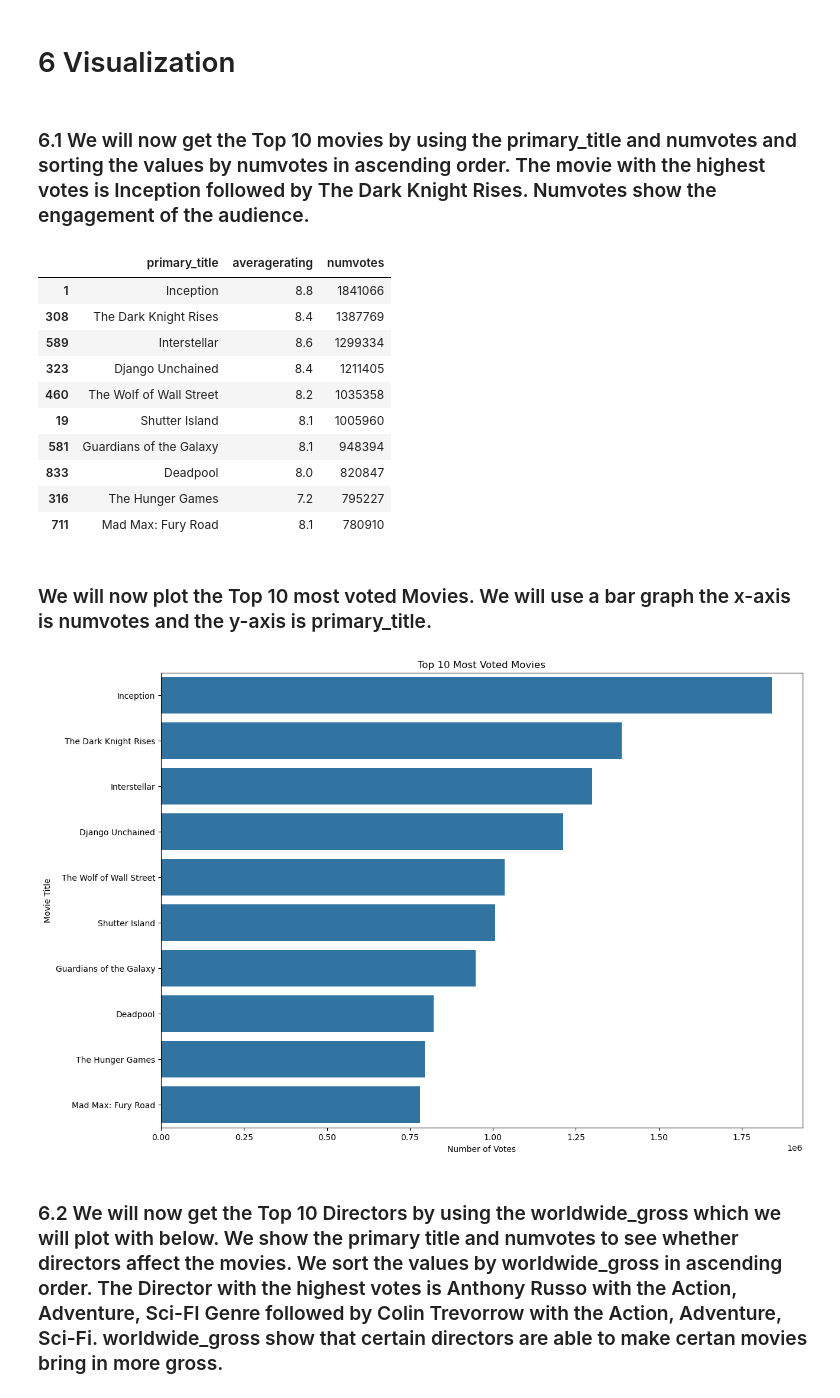
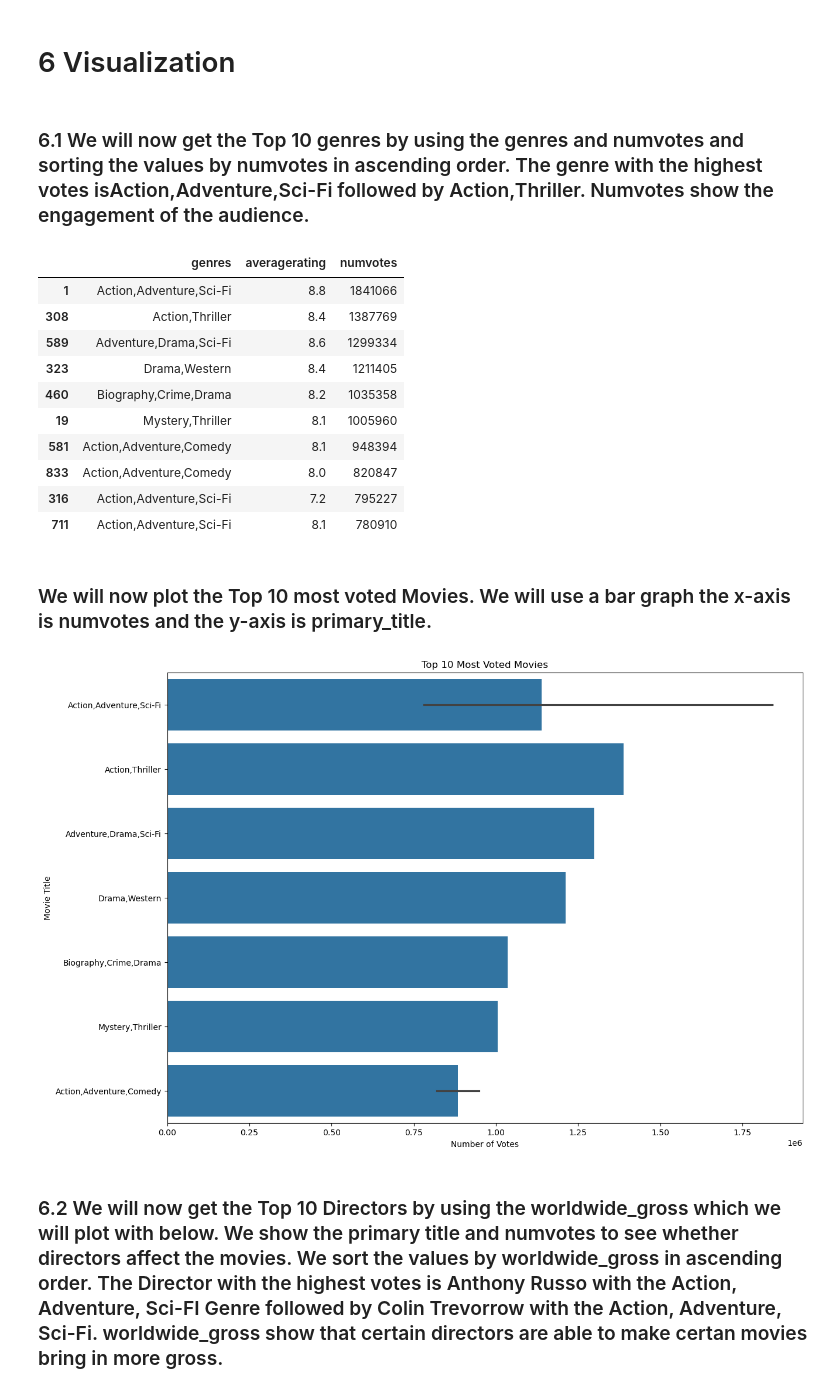
Before and after one commit to Luccy-svg/New_Movie_Studio_Project, a Jupyter notebook: student.ipynb, the cells around one changed output. Drawn from its saved outputs; the diff is of its cells as text; code cells hidden in the pictures.

```diff
--- a/student.ipynb
+++ b/student.ipynb
@@ -863,34 +863,34 @@ final=final.copy()
 # %% [markdown]
 # 6 Visualization
 # %% [markdown]
-### 6.1 We will now get the Top 10 movies by using the primary_title and numvotes and sorting the values by numvotes in ascending order. The movie with the highest votes is Inception followed by The Dark Knight Rises. Numvotes show the engagement of the audience.
+### 6.1 We will now get the Top 10 genres by using the genres and numvotes and sorting the values by numvotes in ascending order. The genre with the highest votes isAction,Adventure,Sci-Fi followed by Action,Thriller. Numvotes show the engagement of the audience.
 # %%
-Top_rated = final[['primary_title', 'averagerating','numvotes']].dropna().sort_values(by='numvotes', ascending=False)
+Top_rated = final[['genres', 'averagerating','numvotes']].dropna().sort_values(by='numvotes', ascending=False)
 Top_rated.head(10)
 # %% [output]
-|  | primary_title | averagerating | numvotes |
-| 1 | Inception | 8.8 | 1841066 |
-| 308 | The Dark Knight Rises | 8.4 | 1387769 |
-| 589 | Interstellar | 8.6 | 1299334 |
-| 323 | Django Unchained | 8.4 | 1211405 |
-| 460 | The Wolf of Wall Street | 8.2 | 1035358 |
-| 19 | Shutter Island | 8.1 | 1005960 |
-| 581 | Guardians of the Galaxy | 8.1 | 948394 |
-| 833 | Deadpool | 8.0 | 820847 |
-| 316 | The Hunger Games | 7.2 | 795227 |
-| 711 | Mad Max: Fury Road | 8.1 | 780910 |
+|  | genres | averagerating | numvotes |
+| 1 | Action,Adventure,Sci-Fi | 8.8 | 1841066 |
+| 308 | Action,Thriller | 8.4 | 1387769 |
+| 589 | Adventure,Drama,Sci-Fi | 8.6 | 1299334 |
+| 323 | Drama,Western | 8.4 | 1211405 |
+| 460 | Biography,Crime,Drama | 8.2 | 1035358 |
+| 19 | Mystery,Thriller | 8.1 | 1005960 |
+| 581 | Action,Adventure,Comedy | 8.1 | 948394 |
+| 833 | Action,Adventure,Comedy | 8.0 | 820847 |
+| 316 | Action,Adventure,Sci-Fi | 7.2 | 795227 |
+| 711 | Action,Adventure,Sci-Fi | 8.1 | 780910 |
 # %% [markdown]
 ### We will now plot the Top 10 most voted Movies. We will use a bar graph the x-axis is numvotes and the y-axis is primary_title.
 # %%
 plt.figure(figsize= (14,10))
 Top_10= Top_rated.sort_values(by='numvotes', ascending = False). head(10)
-sns.barplot (data =Top_10, x='numvotes', y= 'primary_title')
+sns.barplot (data =Top_10, x='numvotes', y= 'genres')
 plt.xlabel('Number of Votes')
 plt.ylabel('Movie Title')
 plt.title('Top 10 Most Voted Movies')
 plt.show()
 # %% [output]
-[figure, old version]
+[figure, new version]
 # %% [markdown]
 ### 6.2 We will now get the Top 10 Directors by using the worldwide_gross which we will plot with below. We show the primary title and numvotes to see whether directors affect the movies. We sort the values by worldwide_gross in ascending order. The Director with the highest votes is Anthony Russo with the Action, Adventure, Sci-FI Genre followed by Colin Trevorrow with the Action, Adventure, Sci-Fi. worldwide_gross show that certain directors are able to make certan movies bring in more gross.
 # %%
```
Also changed, not shown: parts of 2 cells of this notebook.
